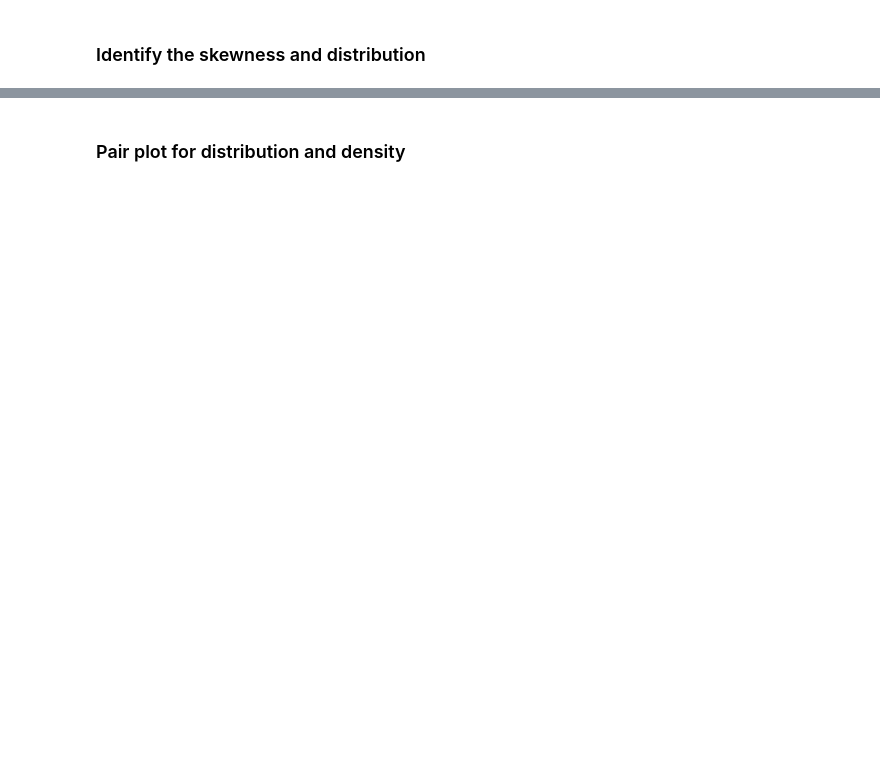
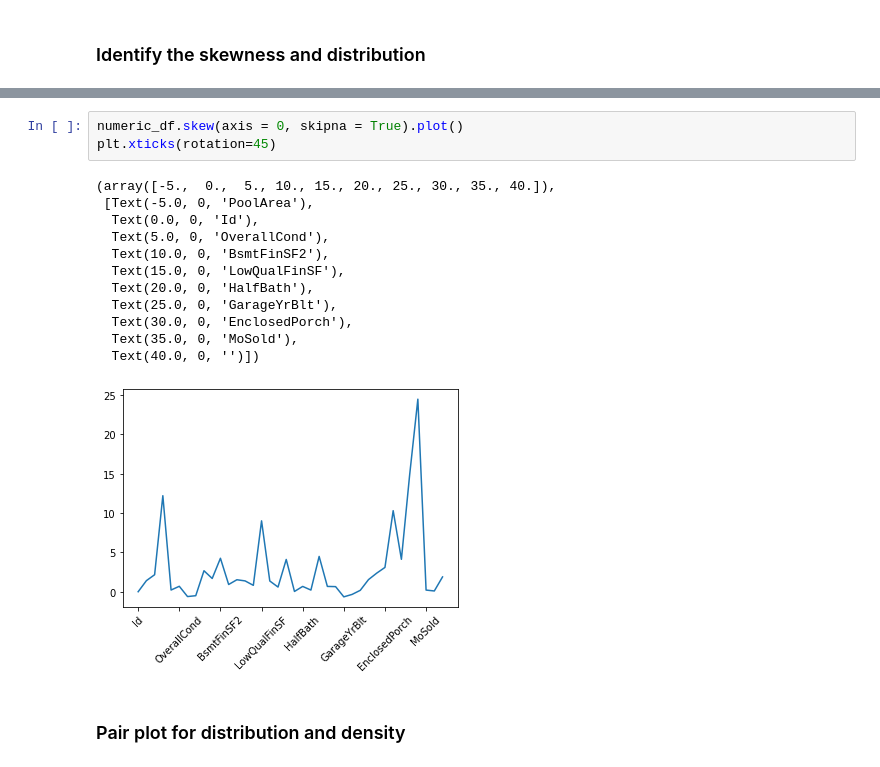
Before and after one commit to Jhirai20/AppliedDSPython, a Jupyter notebook: Projects/Project 1/Project 1.ipynb, the cells around one changed output, grey strips where cells are left out. Cells and saved outputs as stored; diff of their text form; blank space fills up the shorter version.

```diff
--- a/Projects/Project 1/Project 1.ipynb
+++ b/Projects/Project 1/Project 1.ipynb
@@ -761,2 +831,18 @@ pecentage_of_missing_values
+# %%
+numeric_df.skew(axis = 0, skipna = True).plot()
+plt.xticks(rotation=45)
+# %% [output]
+(array([-5.,  0.,  5., 10., 15., 20., 25., 30., 35., 40.]),
+ [Text(-5.0, 0, 'PoolArea'),
+  Text(0.0, 0, 'Id'),
+  Text(5.0, 0, 'OverallCond'),
+  Text(10.0, 0, 'BsmtFinSF2'),
+  Text(15.0, 0, 'LowQualFinSF'),
+  Text(20.0, 0, 'HalfBath'),
+  Text(25.0, 0, 'GarageYrBlt'),
+  Text(30.0, 0, 'EnclosedPorch'),
+  Text(35.0, 0, 'MoSold'),
+  Text(40.0, 0, '')])
+[figure, added]
 # %% [markdown]
 ### Pair plot for distribution and density
```
Also changed, not shown: parts of 13 cells of this notebook, 2 other files.
